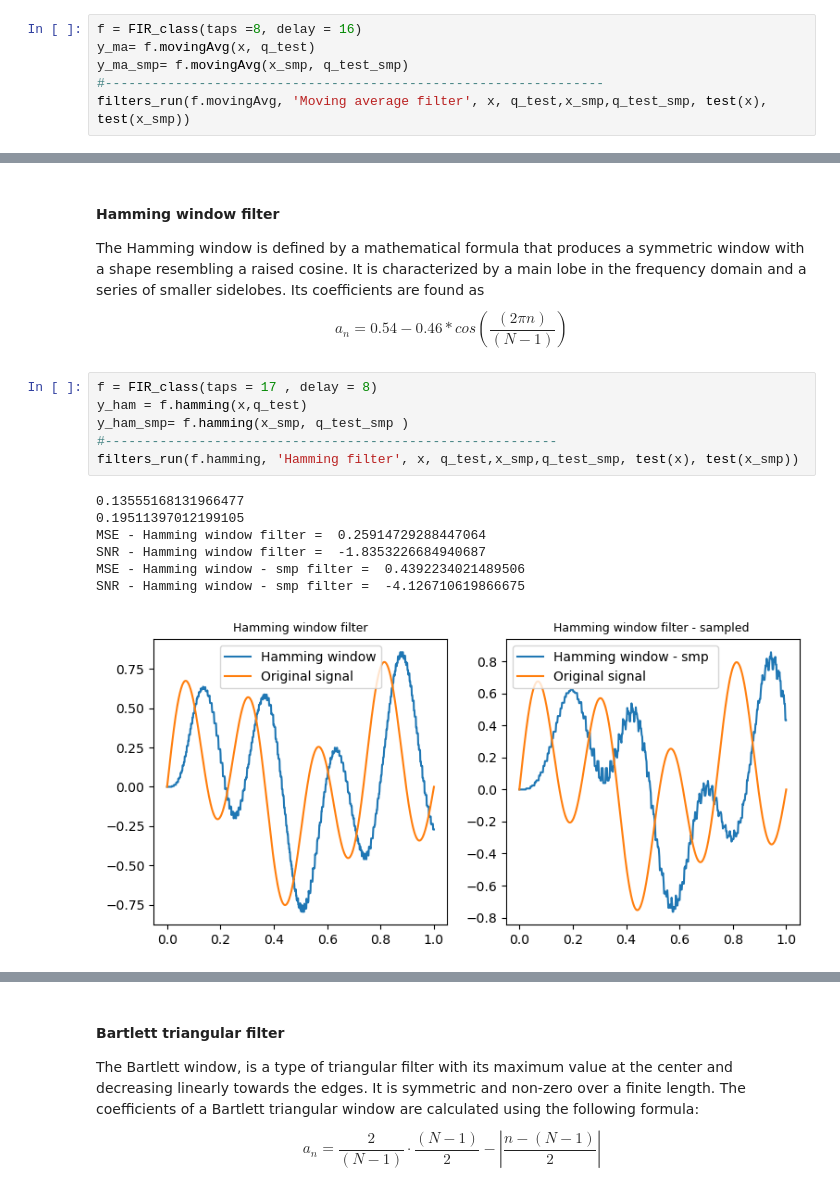
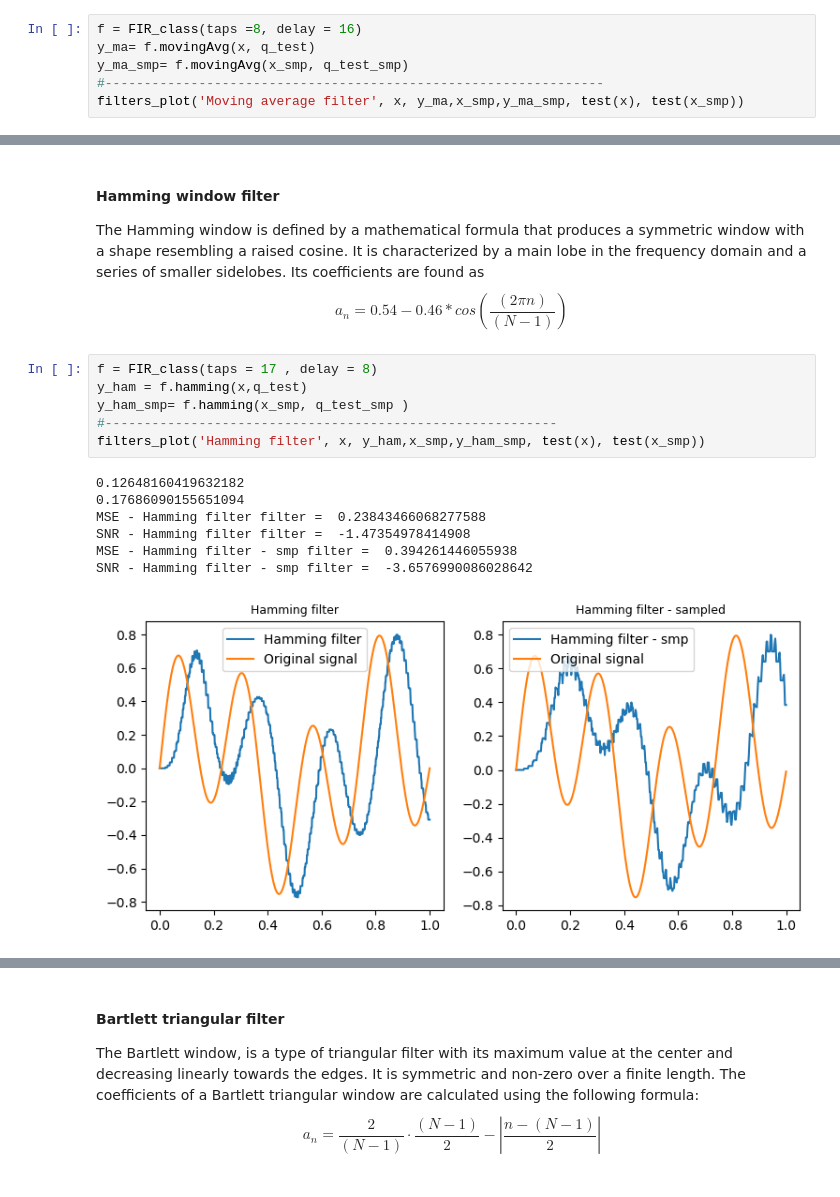
Before and after one commit to lindafabs/Semester-Project, a Jupyter notebook: Final_notebook.ipynb, the cells around one changed output, grey strips where cells are left out. Saved outputs shown, nothing was run; the diff lists cells and outputs as text.

```diff
--- a/Final_notebook.ipynb
+++ b/Final_notebook.ipynb
@@ -622,5 +622,5 @@ f = FIR_class(taps =8, delay = 16)
 y_ma= f.movingAvg(x, q_test)
 y_ma_smp= f.movingAvg(x_smp, q_test_smp)
 #----------------------------------------------------------------
-filters_run(f.movingAvg, 'Moving average filter', x, q_test,x_smp,q_test_smp, test(x), test(x_smp))
+filters_plot('Moving average filter', x, y_ma,x_smp,y_ma_smp, test(x), test(x_smp))
 # %% [output]
@@ -671,14 +644,14 @@ The Hamming window is defined by a mathematical formula that produces a symmetri
 # %%
 f = FIR_class(taps = 17 , delay = 8)
 y_ham = f.hamming(x,q_test)
 y_ham_smp= f.hamming(x_smp, q_test_smp )
 #----------------------------------------------------------
-filters_run(f.hamming, 'Hamming filter', x, q_test,x_smp,q_test_smp, test(x), test(x_smp))
+filters_plot('Hamming filter', x, y_ham,x_smp,y_ham_smp, test(x), test(x_smp))
 # %% [output]
-0.13555168131966477
-0.19511397012199105
-MSE - Hamming window filter =  0.25914729288447064
-SNR - Hamming window filter =  -1.8353226684940687
-MSE - Hamming window - smp filter =  0.4392234021489506
-SNR - Hamming window - smp filter =  -4.126710619866675
+0.12648160419632182
+0.17686090155651094
+MSE - Hamming filter filter =  0.23843466068277588
+SNR - Hamming filter filter =  -1.47354978414908
+MSE - Hamming filter - smp filter =  0.394261446055938
+SNR - Hamming filter - smp filter =  -3.6576990086028642
-[figure, old version]
+[figure, new version]
```
Also changed, not shown: parts of 14 cells of this notebook, 4 other files.
